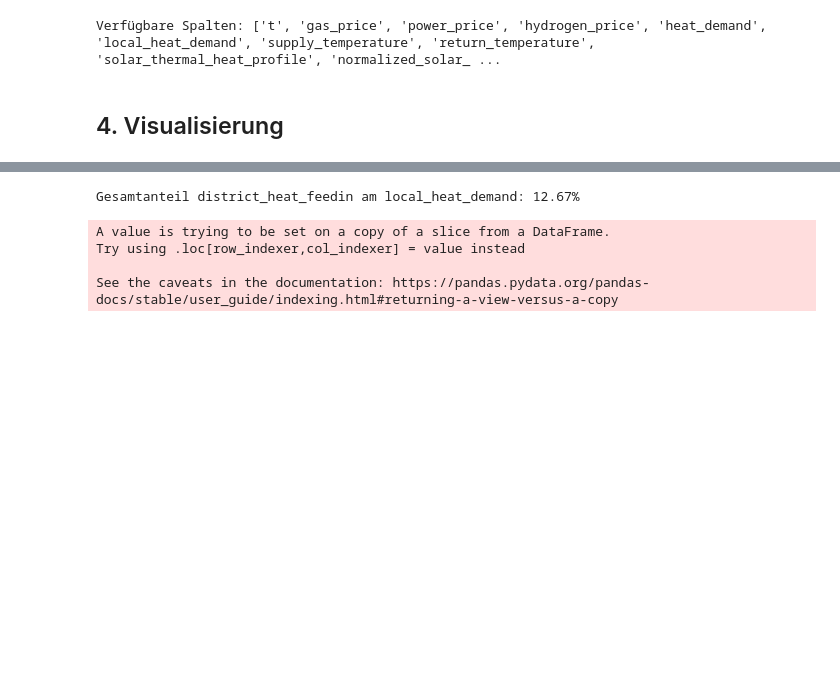
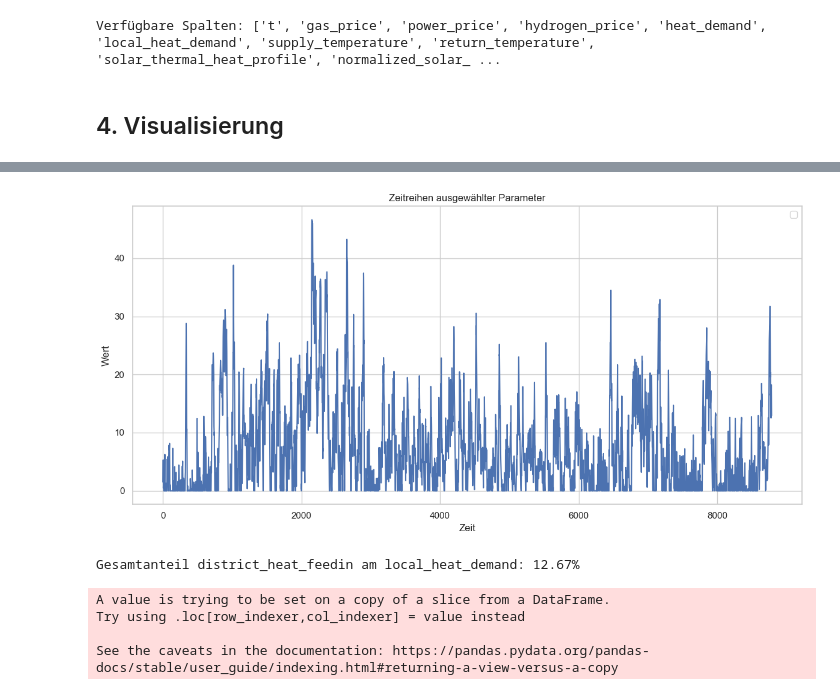
Before and after one commit to HTWK-Interconnected-Energy-Systems/BURN4H2, a Jupyter notebook: postprocessing/validation_simulation_results.ipynb, the cells around one changed output, grey strips where cells are left out. Drawn from its saved outputs; the diff is of its cells as text; code cells hidden in the pictures; blank space fills up the shorter version.

```diff
--- a/postprocessing/validation_simulation_results.ipynb
+++ b/postprocessing/validation_simulation_results.ipynb
@@ -95,3 +95,15 @@ plt.show()
+# %%
+# Zeitreihenplot ausgewählter Parameter
+plt.figure(figsize=(12,6))
+plt.plot(df_sel['t'], df_sel['stratified_storage.U_Z2']+df_sel['stratified_storage.U_Z1'], )
+plt.xlabel('Zeit')
+plt.ylabel('Wert')
+plt.title('Zeitreihen ausgewählter Parameter')
+plt.legend()
+plt.tight_layout()
+plt.show()
+# %% [output]
+[figure, added]
 # %%
 # Zeitaufgelöst (für jeden Zeitschritt)
 df_sel['district_heat_anteil'] = df_sel['local_heat_grid.district_heat_feedin'] / df_sel['local_heat_demand']
```
Also changed, not shown: parts of 5 cells of this notebook.
